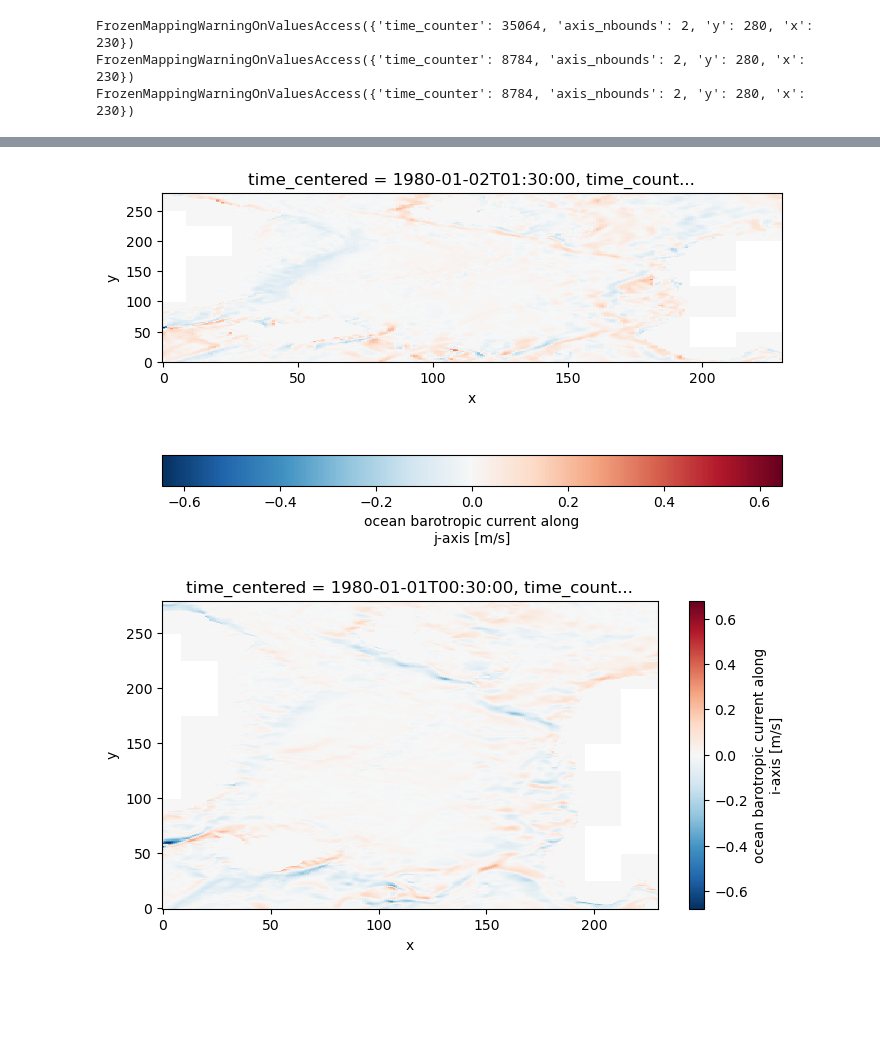
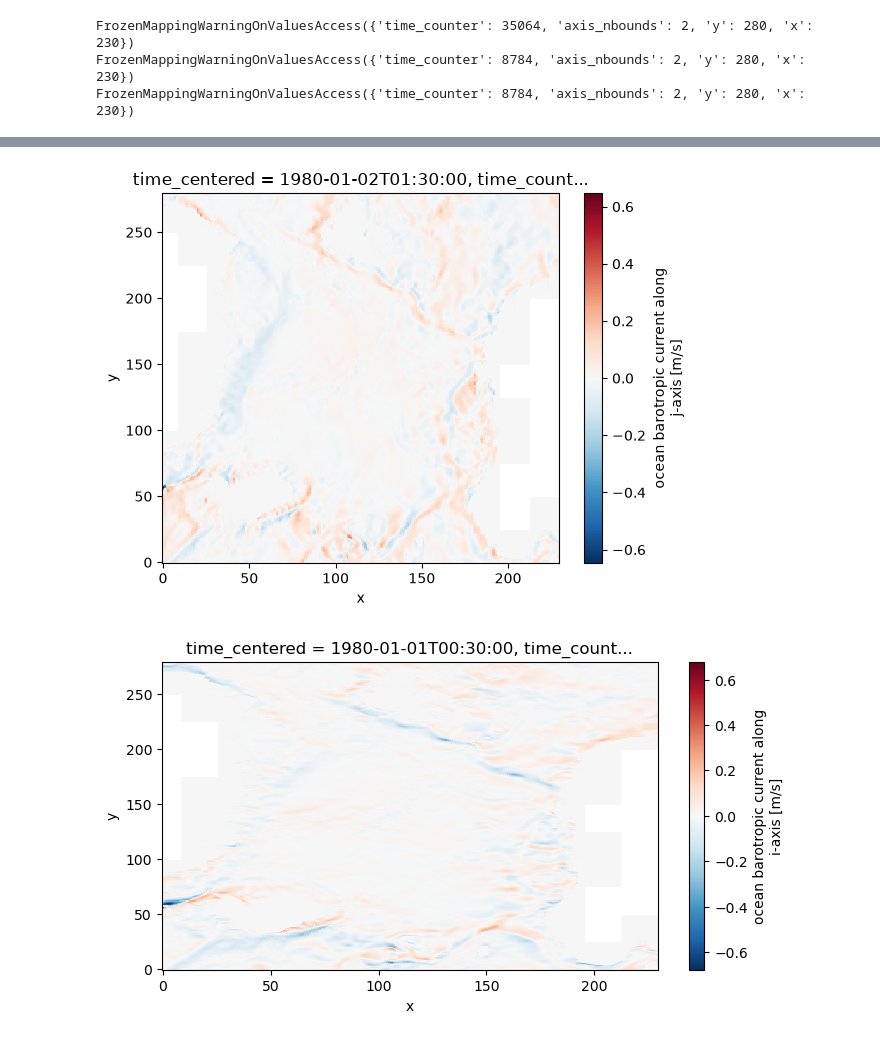
Before and after one commit to Ezi001/FNO-Nordic-Sea, a Jupyter notebook: readdata.ipynb, the cells around one changed output, grey strips where cells are left out. Cells and saved outputs as stored; diff of their text form; code cells hidden in the pictures; blank space fills up the shorter version.

```diff
--- a/readdata.ipynb
+++ b/readdata.ipynb
@@ -191,21 +213,20 @@ NameError: name 'torch' is not defined
 # %%
 from matplotlib.colors import TwoSlopeNorm
 da = data_vbar["vbar"].isel(time_counter=25
                             )
 
 maxabs = np.nanmax(np.abs(da.values))
 norm = TwoSlopeNorm(vmin=-maxabs, vcenter=0, vmax=maxabs)
 
 img = da.plot(
     cmap="RdBu_r",
     norm=norm,
     add_colorbar=True,
-    cbar_kwargs={"orientation": "horizontal", "pad": 0.3},
 )
 #plt.title("meridional barotropic current at time 0")
 plt.show()
 # %% [output]
-[figure, old version]
+[figure, new version]
 # %%
 data_ubar["ubar"].isel(time_counter=0).plot()
 #plt.title("Zonal barotropic current at time 0")
```
Also changed, not shown: parts of 6 cells of this notebook, 18 other files.
